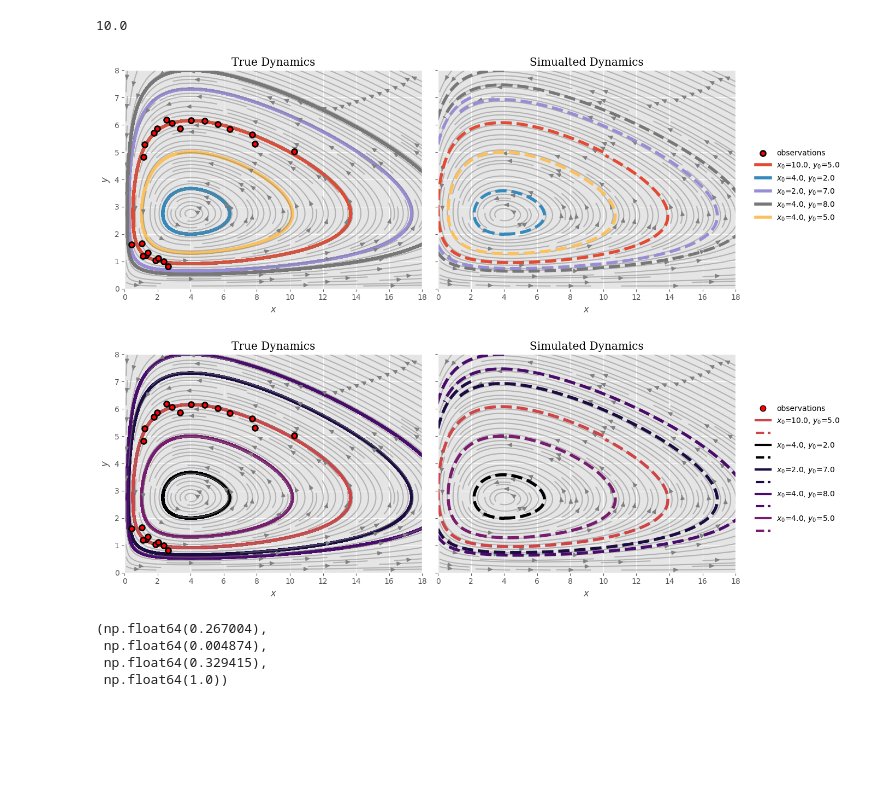
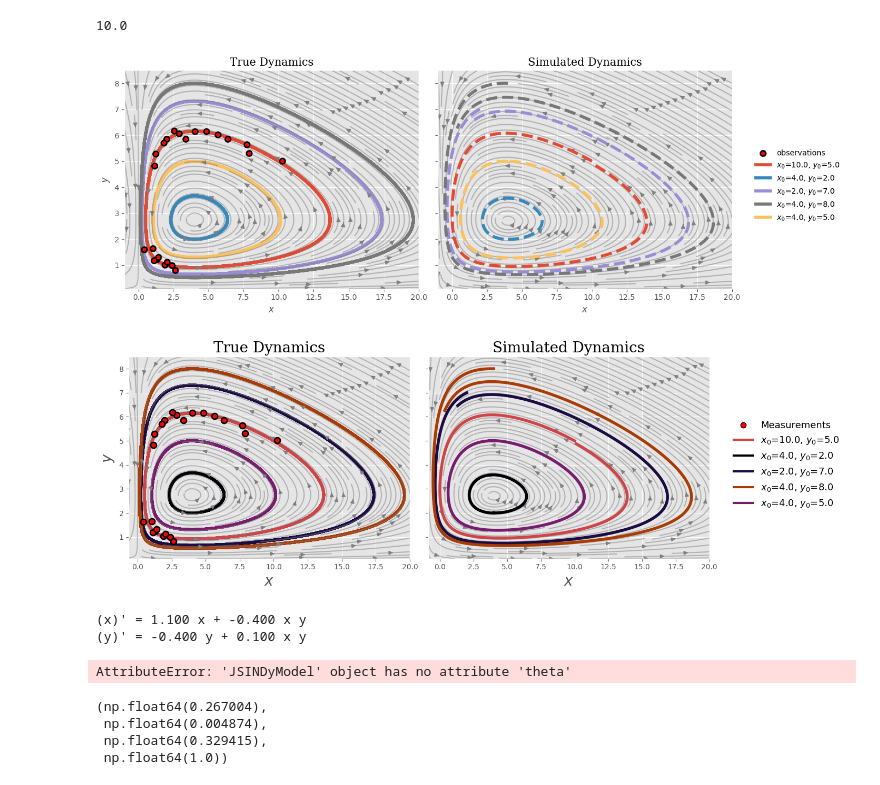
Before and after one commit to AHsu98/jsindy, a Jupyter notebook: paper-examples/preliminaries/lotka_volterra.ipynb, the cells around one changed output. Drawn from its saved outputs; the diff is of its cells as text; code cells hidden in the pictures; blank space fills up the shorter version.

Commit message:
update figures

```diff
--- a/paper-examples/preliminaries/lotka_volterra.ipynb
+++ b/paper-examples/preliminaries/lotka_volterra.ipynb
@@ -170,7 +170,9 @@ optsettings = LMSettings(
 )
 data_weight = 20.
 colloc_weight = 10.*500
-sparsifier = pySindySparsifier(STLSQ(threshold = 0.05,alpha = 0.01))
+thresh = 0.05
+alpha = 0.01
+sparsifier = pySindySparsifier(STLSQ(threshold = thresh,alpha = alpha))
 optimizer = AlternatingActiveSetLMSolver(
         beta_reg=1e-5,
         solver_settings=optsettings,
@@ -352,9 +354,14 @@ from data.lotkavolterra import lotka_volterra_system
 #     return [dxdt, dydt]
 
 # Create a grid of initial conditions
-n_points = 201
-x_vals = np.linspace(0.1, 18.1, n_points)
-y_vals = np.linspace(0.1, 8, n_points)
+n_points = 221
+x_max = 20
+x_min = -1
+
+y_max = 8.5
+y_min = 0.1
+x_vals = np.linspace(x_min, x_max, n_points)
+y_vals = np.linspace(y_min, y_max, n_points)
 
 X0, Y0 = np.meshgrid(x_vals, y_vals)
 U = np.zeros(X0.shape)
@@ -442,13 +449,13 @@ for idx, (x_true,x_pred) in enumerate(zip(true_traj,sim_traj)):
                 linestyle='--',lw=4,c=c)
 
 axs[1].set_xlabel(r"$x$")
-axs[1].set_title("Simualted Dynamics", family='serif')
+axs[1].set_title("Simulated Dynamics", family='serif')
 
-axs[0].set_xlim(0,18)
-axs[1].set_xlim(0,18)
+axs[0].set_xlim(x_min,x_max)
+axs[1].set_xlim(x_min,x_max)
 
-axs[0].set_ylim(0,8)
-axs[1].set_ylim(0,8)
+axs[0].set_ylim(y_min,y_max)
+axs[1].set_ylim(y_min,y_max)
 
 
 # Change alpha for both lines and arrows
@@ -460,10 +467,10 @@ fig.legend(loc='center left', bbox_to_anchor=(1.0, 0.5), frameon=False)
 
 plt.tight_layout()
 
-fig.savefig("figures_lv/lv_phase_portrait.pdf",bbox_inches='tight')
+fig.savefig("figures_lv/lv_phase_portrait_alt.pdf",bbox_inches='tight')
 plt.show()
 # %% [output]
-[figure, old version]
+[figure, new version]
 # %%
 import matplotlib.lines as mlines
 
@@ -489,7 +496,8 @@ colors = [
     "#cf4446",
     "#000004",
     "#1b0c41",
-    "#4a0c6b",
+    # "#4a0c6b",
+    "#a93b04",
     "#781c6d",
     "#a52c60",
     "#ed6925",
@@ -518,10 +526,10 @@ axs = axs.flatten()
 sp0 = axs[0].streamplot(x_vals, y_vals, U, V, density=2, color='gray')
 axs[0].scatter(x_train[:, 0], x_train[:, 1],
                zorder=2, facecolors='red', edgecolors='black',
-               marker='.', s=200, lw=2, label="observations")
-axs[0].set_ylabel(r"$y$")
-axs[0].set_xlabel(r"$x$")
-axs[0].set_title("True Dynamics", family='serif')
+               marker='.', s=250, lw=2, label="observations")
+axs[0].set_ylabel(r"$y$",size=20)
+axs[0].set_xlabel(r"$x$",size=20)
+axs[0].set_title("True Dynamics", family='serif',size=20)
 sp0.lines.set_alpha(0.5)
 sp0.arrows.set_alpha(0.5)
 
@@ -531,47 +539,59 @@ sp1 = axs[1].streamplot(x_vals, y_vals, Uj, Vj, density=2, color='gray')
 
 legend_handles = [
     mlines.Line2D([], [], marker='.', color='black', markerfacecolor='red',
-                  markeredgecolor='black', markersize=15, lw=0, label="observations")
+                  markeredgecolor='black', markersize=15, lw=0, label="Measurements")
 ]
 
 # Plot trajectories and store handles
 for idx, (x_true, x_pred) in enumerate(zip(true_traj, sim_traj)):
     cutoff = cutoffs[idx]
     c = colors[idx]  # You can assign your own colors here
     # c=None
     ic = initial_conditions[idx]
     label = rf"$x_0$={float(ic[0])}, $y_0$={float(ic[1])}"
 
     # Solid line: true
     axs[0].plot(x_true[:, 0], x_true[:, 1], lw=4, zorder=1, c=c)
     solid_line = mlines.Line2D([], [], color=c, lw=3, label=label)
 
     # Dashed line: simulated
-    axs[1].plot(x_pred[:cutoff, 0], x_pred[:cutoff, 1], linestyle='--', lw=4, c=c)
-    dashed_line = mlines.Line2D([], [], color=c, lw=3, linestyle='--')
+    axs[1].plot(x_pred[:cutoff, 0], x_pred[:cutoff, 1], linestyle='-', lw=4, c=c)
+    # dashed_line = mlines.Line2D([], [], color=c, lw=3, linestyle='--')
 
-    legend_handles.extend([solid_line, dashed_line])
+    legend_handles.extend([solid_line,])
 
-axs[1].set_xlabel(r"$x$")
-axs[1].set_title("Simulated Dynamics", family='serif')
+axs[1].set_xlabel(r"$x$",size=20)
+axs[1].set_title("Simulated Dynamics", family='serif',size=20)
 
 # Axis limits
-axs[0].set_xlim(0, 18)
-axs[1].set_xlim(0, 18)
-axs[0].set_ylim(0, 8)
-axs[1].set_ylim(0, 8)
+axs[0].set_xlim(x_min+0.35, x_max)
+axs[1].set_xlim(x_min+0.15, x_max)
+axs[0].set_ylim(y_min, y_max)
+axs[1].set_ylim(y_min, y_max)
 
 sp1.lines.set_alpha(0.5)
 sp1.arrows.set_alpha(0.5)
 
 # Combined legend
-fig.legend(handles=legend_handles, loc='center left', bbox_to_anchor=(1.0, 0.5), frameon=False)
+fig.legend(
+    handles=legend_handles,
+    loc='center left',
+    bbox_to_anchor=(1.0, 0.5),
+    frameon=False,
+    fontsize=13,
+)
 
 plt.tight_layout()
-fig.savefig("figures_lv/lv_phase_portrait2_alt.pdf",bbox_inches='tight')
+fig.savefig("figures_lv/lv_phase_portrait2_alt_legend_size.pdf",bbox_inches='tight')
 plt.show()
 # %% [output]
-[figure, old version]
+[figure, new version]
+# %%
+expdata.print(),model.print()
+# %% [output]
+(x)' = 1.100 x + -0.400 x y
+(y)' = -0.400 y + 0.100 x y
+AttributeError: 'JSINDyModel' object has no attribute 'theta'
 # %%
 cmap = plt.cm.viridis
 colors = [cmap(i) for i in np.linspace(0,1,10)]
```
Also changed, not shown: parts of 3 cells of this notebook, 6 other files.
